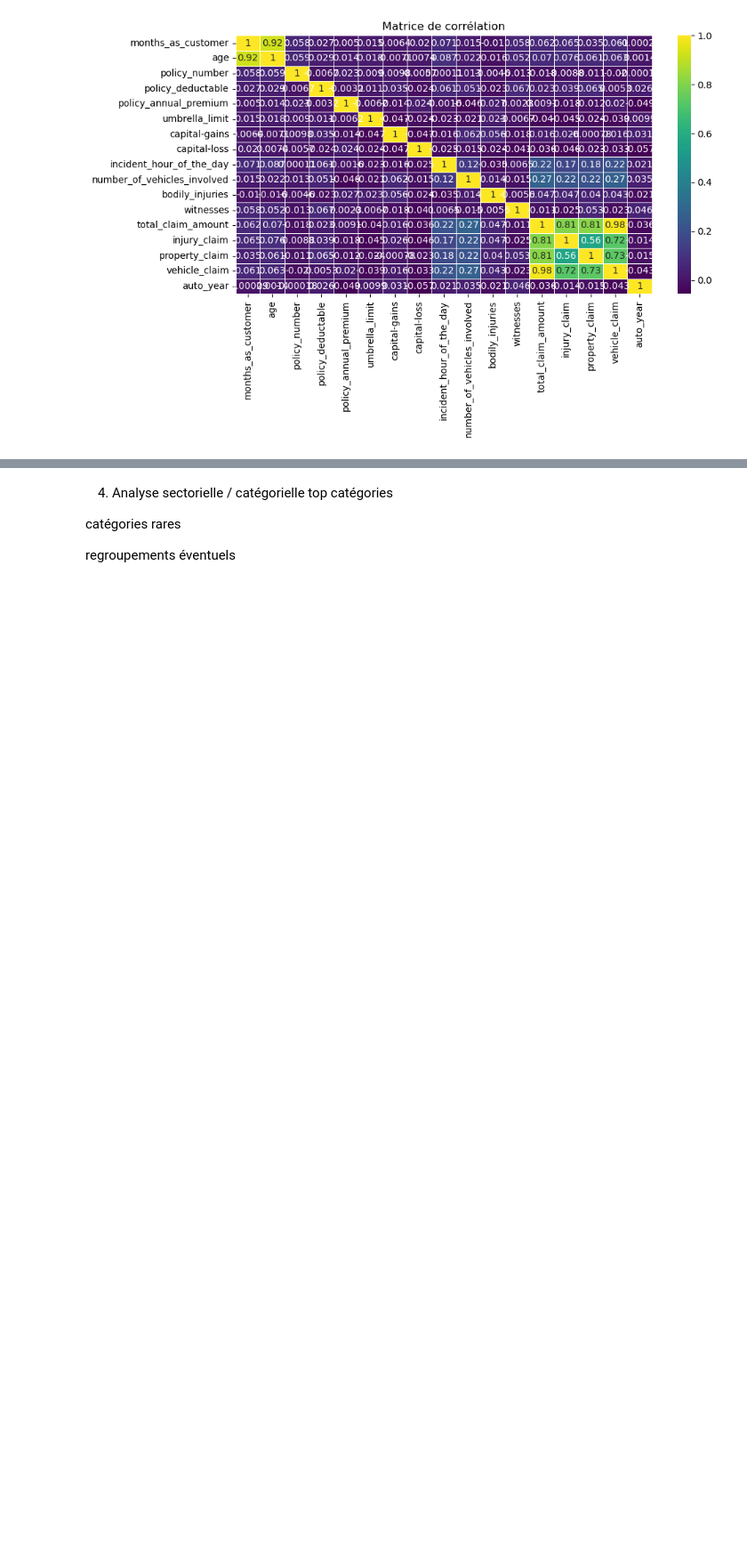
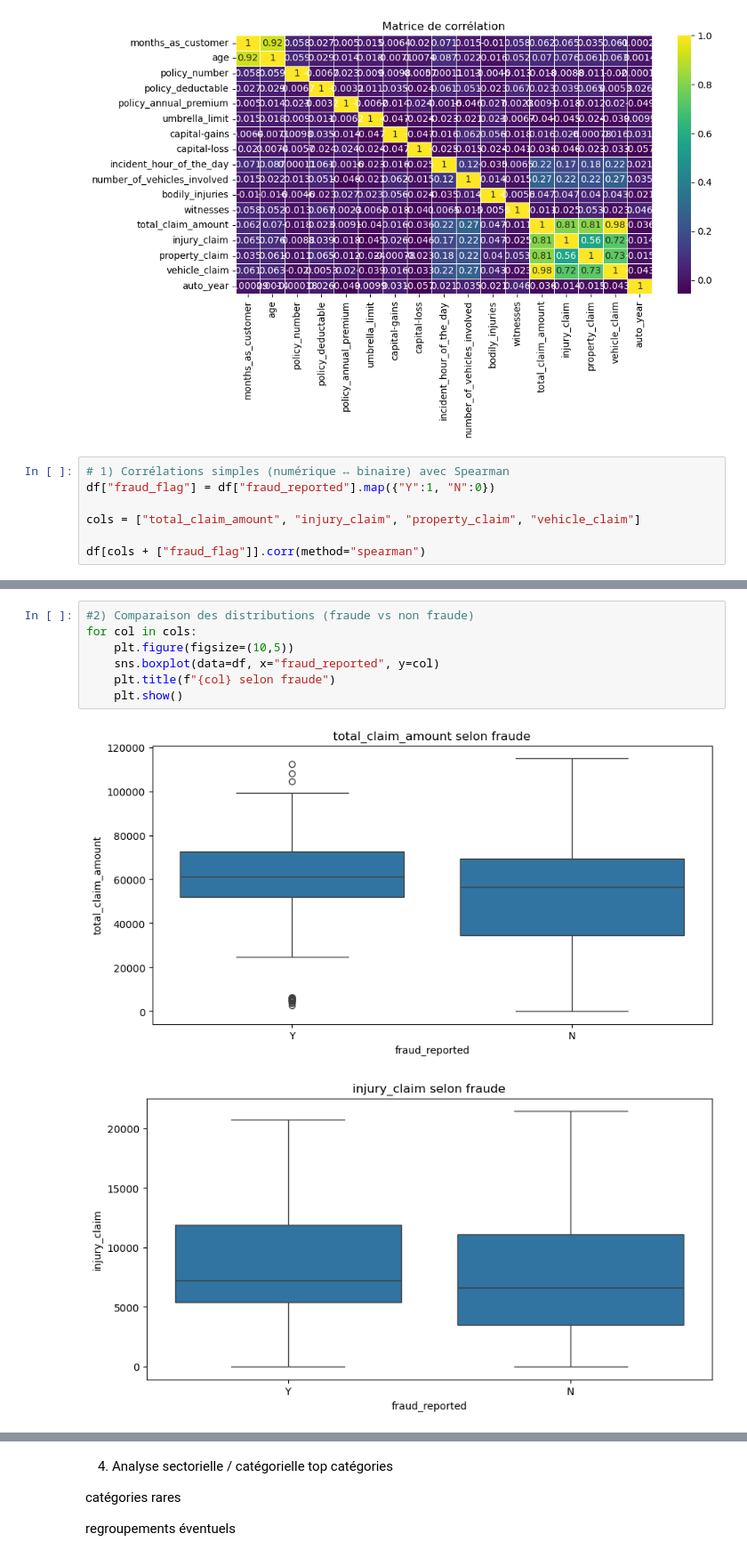
Before and after one commit to khelifaYacine/Donn-es-sur-les-r-clamations-d-assurance-auto, a Jupyter notebook: EDA_first_stup.ipynb, the cells around one changed output, grey strips where cells are left out. Shown at 89% size. Saved outputs shown, nothing was run; the diff lists cells and outputs as text; blank space fills up the shorter version.

```diff
--- a/EDA_first_stup.ipynb
+++ b/EDA_first_stup.ipynb
@@ -383,3 +383,10 @@ sns.heatmap(df_corr, annot=True, cmap="viridis", linewidths=0.5)
 plt.show()
 # %% [output]
 [figure]
+# %%
+# 1) Corrélations simples (numérique ↔ binaire) avec Spearman
+df["fraud_flag"] = df["fraud_reported"].map({"Y":1, "N":0})
+
+cols = ["total_claim_amount", "injury_claim", "property_claim", "vehicle_claim"]
+
+df[cols + ["fraud_flag"]].corr(method="spearman")
@@ -385,0 +400,10 @@ plt.show()
+# %%
+#2) Comparaison des distributions (fraude vs non fraude)
+for col in cols:
+    plt.figure(figsize=(10,5))
+    sns.boxplot(data=df, x="fraud_reported", y=col)
+    plt.title(f"{col} selon fraude")
+    plt.show()
+# %% [output]
+[figure, added]
+[figure, added]
```
Also changed, not shown: parts of 5 cells of this notebook.
